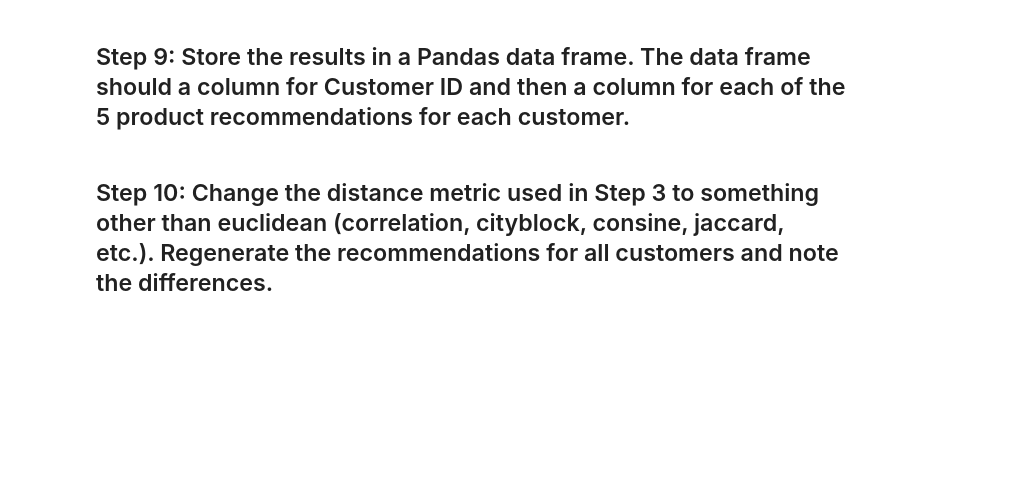
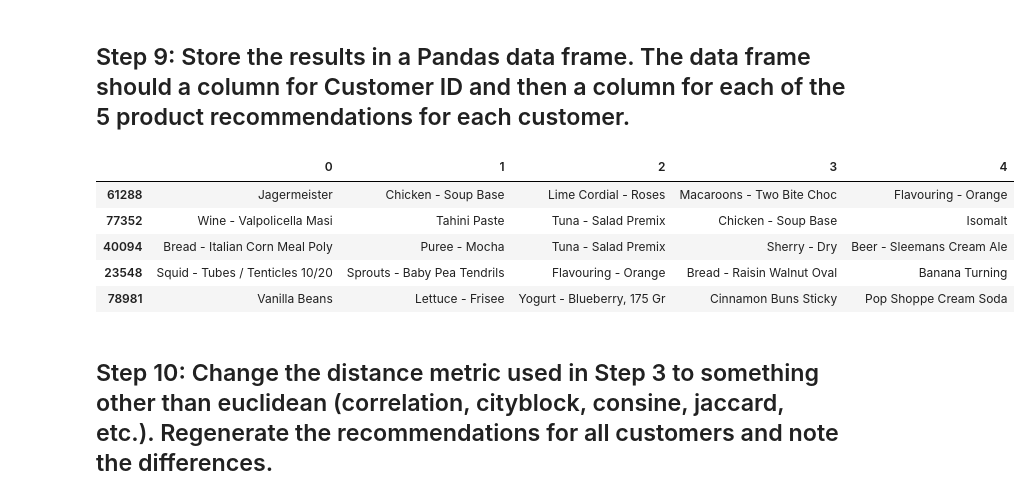
Before and after one commit to GNavarro-DA/dataptmad1121_labs, a Jupyter notebook: extra-work/m2/lab-intro-recommender-systems/your-code/main.ipynb, the cells around one changed output. Cells and saved outputs as stored; diff of their text form; code cells hidden in the pictures; blank space fills up the shorter version.

```diff
--- a/extra-work/m2/lab-intro-recommender-systems/your-code/main.ipynb
+++ b/extra-work/m2/lab-intro-recommender-systems/your-code/main.ipynb
@@ -180,12 +180,18 @@ recommended_prod
 - Create a list of unique CustomerIDs to iterate over.
 - Iterate over the customer list performing steps 4 through 7 for each and appending the results of each iteration to the dictionary you created.
 # %%
-my_dict = {}
+recommendations_dict = {}
 my_list=list(data['CustomerID'].unique())
+recommendations_dict = recommendations_dict.fromkeys(my_list)
 
-similar_customers = euclid_dist_norm[200].nlargest(6)
-selected_df = data[data['CustomerID'].isin(similar_customers[1:].index)]
-selected_df = selected_df.groupby(['ProductName'], as_index=False)[['Quantity']].sum().sort_values(by=['Quantity'], ascending=False)
-selected_customer_records = data[data['CustomerID']==200].sort_values(by='Quantity', ascending=True)
-merged_df = pd.merge(selected_df, selected_customer_records, on='ProductName', how='left').fillna(0)
-recommended_prod = merged_df[merged_df['CustomerID'] == 0][['ProductName']][:5]
+for i in my_list:
+    similar_customers = euclid_dist_norm[i].nlargest(6)
+    selected_df = data[data['CustomerID'].isin(similar_customers[1:].index)]
+    selected_df = selected_df.groupby(['ProductName'], as_index=False)[['Quantity']].sum().sort_values(by=['Quantity'], ascending=False)
+    selected_customer_records = data[data['CustomerID']==i].sort_values(by='Quantity', ascending=True)
+    merged_df = pd.merge(selected_df, selected_customer_records, on='ProductName', how='left').fillna(0)
+    recommended_prod = merged_df[merged_df['CustomerID'] == 0][['ProductName']][:5]
+    recommendations = list(recommended_prod['ProductName'])
+    recommendations_dict[i]=recommendations
+
+recommendations_dict
@@ -192,4 +216,15 @@ recommended_prod = merged_df[merged_df['CustomerID'] == 0][['ProductName']][:5]
 # %% [markdown]
 ##  Step 9: Store the results in a Pandas data frame. The data frame should a column for Customer ID and then a column for each of the 5 product recommendations for each customer.
+# %%
+recommendations_df = pd.DataFrame(recommendations_dict)
+recommendations_df = recommendations_df.T
+recommendations_df.head()
+# %% [output]
+|  | 0 | 1 | 2 | 3 | 4 |
+| 61288 | Jagermeister | Chicken - Soup Base | Lime Cordial - Roses | Macaroons - Two Bite Choc | Flavouring - Orange |
+| 77352 | Wine - Valpolicella Masi | Tahini Paste | Tuna - Salad Premix | Chicken - Soup Base | Isomalt |
+| 40094 | Bread - Italian Corn Meal Poly | Puree - Mocha | Tuna - Salad Premix | Sherry - Dry | Beer - Sleemans Cream Ale |
+| 23548 | Squid - Tubes / Tenticles 10/20 | Sprouts - Baby Pea Tendrils | Flavouring - Orange | Bread - Raisin Walnut Oval | Banana Turning |
+| 78981 | Vanilla Beans | Lettuce - Frisee | Yogurt - Blueberry, 175 Gr | Cinnamon Buns Sticky | Pop Shoppe Cream Soda |
 # %% [markdown]
 ## Step 10: Change the distance metric used in Step 3 to something other than euclidean (correlation, cityblock, consine, jaccard, etc.). Regenerate the recommendations for all customers and note the differences.
```
Also changed, not shown: parts of 5 cells of this notebook.
